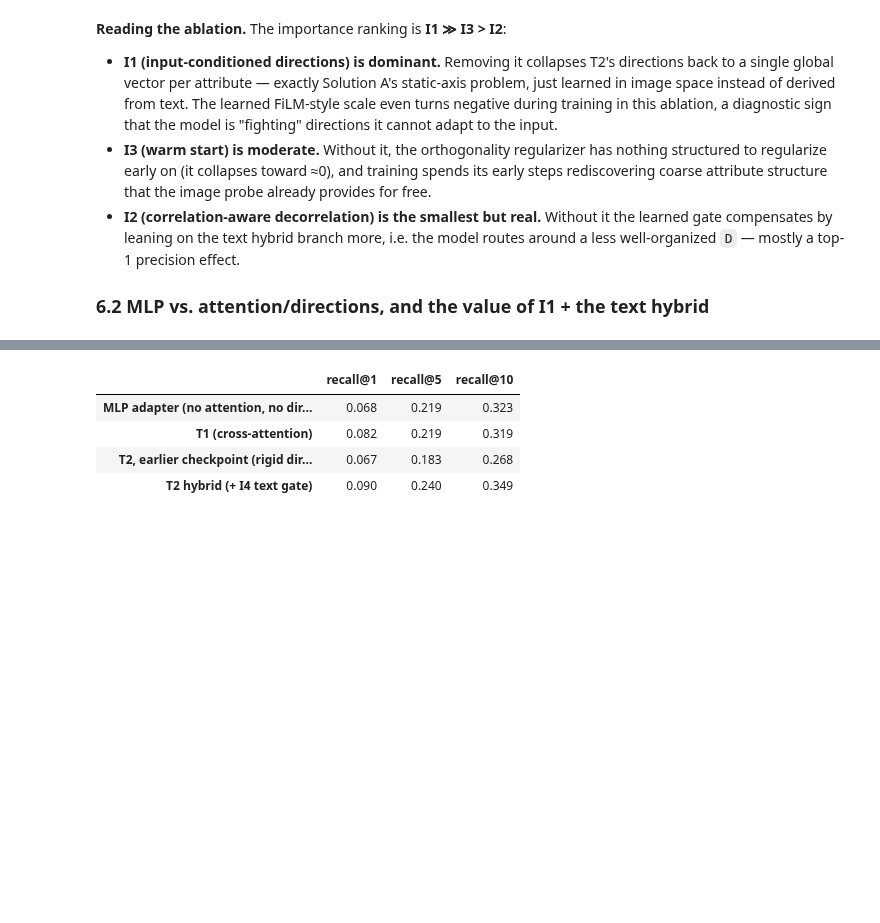
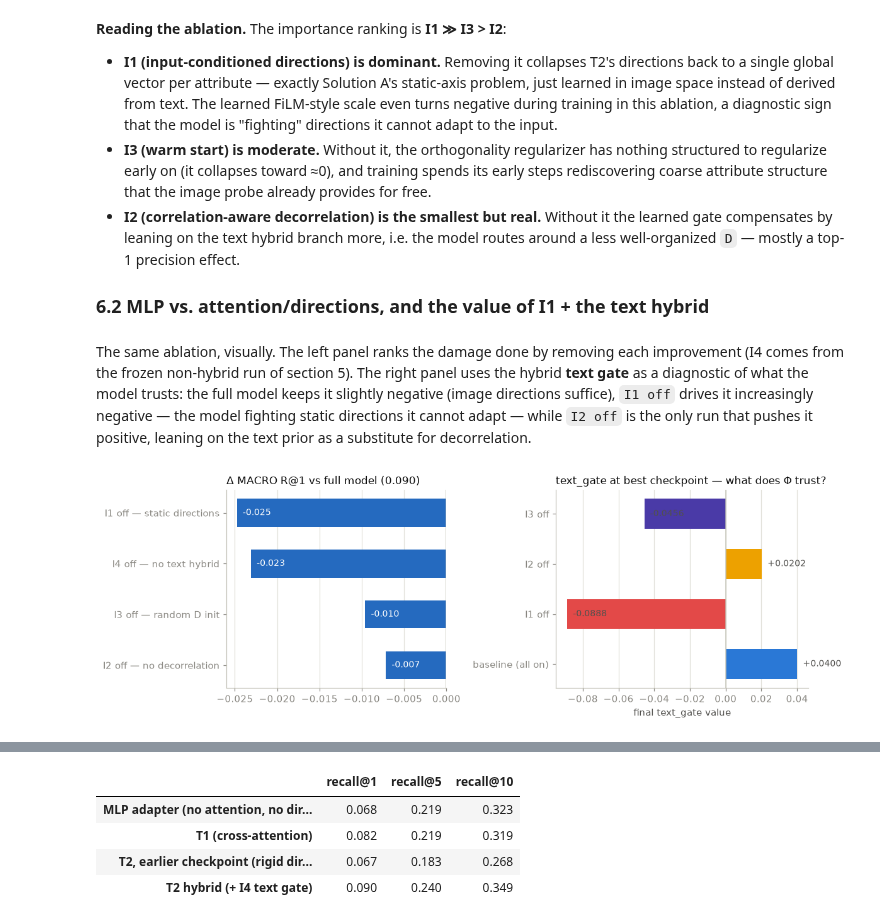
Before and after one commit to fronzofronzo/dl-project, a Jupyter notebook: notebook/main.ipynb, the cells around one changed output, grey strips where cells are left out. Drawn from its saved outputs; the diff is of its cells as text; code cells hidden in the pictures; blank space fills up the shorter version.

```diff
--- a/notebook/main.ipynb
+++ b/notebook/main.ipynb
@@ -1321,3 +1419,77 @@ abl_df
   effect.
 
 ### 6.2 MLP vs. attention/directions, and the value of I1 + the text hybrid
+# %% [markdown]
+The same ablation, visually. The left panel ranks the damage done by removing
+each improvement (I4 comes from the frozen non-hybrid run of section 5). The
+right panel uses the hybrid **text gate** as a diagnostic of what the model
+trusts: the full model keeps it slightly negative (image directions suffice),
+`I1 off` drives it increasingly negative — the model fighting static
+directions it cannot adapt — while `I2 off` is the only run that pushes it
+positive, leaning on the text prior as a substitute for decorrelation.
+# %%
+# --- Ablation study, visually ---------------------------------------------------
+base_r1 = abl_rows["T2 hybrid (baseline, all on)"]["MACRO"]["recall@1"]
+
+bars = {
+    "I1 off — static directions":
+        abl_rows["I1 off — cond_dir=False (static directions)"]["MACRO"]["recall@1"] - base_r1,
+    "I3 off — random D init":
+        abl_rows["I3 off — warm_start=False (random D init)"]["MACRO"]["recall@1"] - base_r1,
+    "I2 off — no decorrelation":
+        abl_rows["I2 off — ortho_mode=off (no decorrelation)"]["MACRO"]["recall@1"] - base_r1,
+}
+t2_plain = RESULTS / "solution_a_t2.json"
+if t2_plain.exists():
+    bars["I4 off — no text hybrid"] = \
+        json.loads(t2_plain.read_text())["MACRO"]["recall@1"] - base_r1
+
+expected = {"I1 off", "I2 off", "I3 off", "I4 off"}
+bars = {k: v for k, v in bars.items() if any(e in k for e in expected) or "off" in k}
+order = sorted(bars, key=bars.get)
+
+fig, (axL, axR) = plt.subplots(1, 2, figsize=(11, 3.8), width_ratios=[1, 1.15])
+
+# Left: magnitude of damage
+axL.barh(range(len(order)), [bars[k] for k in order], height=0.55, color="#256abf")
+axL.axvline(0, color=AXIS, lw=1)
+for yi, k in enumerate(order):
+    axL.annotate(f"{bars[k]:+.3f}", (bars[k], yi), textcoords="offset points",
+                 xytext=(6, 0), ha="left", va="center", fontsize=9, color="white")
+axL.set_yticks(range(len(order)), order)
+axL.invert_yaxis()
+axL.set_title(f"Δ MACRO R@1 vs full model ({base_r1:.3f})", loc="left", color=INK)
+axL.set_axisbelow(True); axL.grid(axis="x")
+
+# Right: final text_gate values from checkpoints
+GATE_C = {"baseline (all on)": C["T2-hybrid"], "I1 off": "#e34948",
+          "I2 off": "#eda100", "I3 off": "#4a3aa7"}
+gate_vals = {}
+checkpoint_map = {
+    "baseline (all on)": RESULTS / "phi_t2_hybrid.pt",
+    "I1 off": RESULTS / "phi_t2_hybrid_abl_i1.pt",
+    "I2 off": RESULTS / "phi_t2_hybrid_abl_i2.pt",
+    "I3 off": RESULTS / "phi_t2_hybrid_abl_i3.pt",
+}
+for name, ckpt_path in checkpoint_map.items():
+    if ckpt_path.exists():
+        state = torch.load(ckpt_path, map_location="cpu")
+        if "text_gate" in state:
+            gate_vals[name] = float(state["text_gate"])
+
+gate_names = list(gate_vals.keys())
+gate_values = list(gate_vals.values())
+axR.barh(range(len(gate_names)), gate_values, height=0.6, color=[GATE_C.get(n, "#ccc") for n in gate_names])
+axR.axvline(0, color=AXIS, lw=1)
+axR.set_yticks(range(len(gate_names)), gate_names)
+axR.set_xlabel("final text_gate value")
+axR.set_title("text_gate at best checkpoint — what does Φ trust?",
+              loc="left", color=INK)
+for i, (name, val) in enumerate(gate_vals.items()):
+    axR.annotate(f"{val:+.4f}", (val, i), textcoords="offset points",
+                 xytext=(6, 0), ha="left", va="center", fontsize=9, color=INK2)
+axR.set_axisbelow(True); axR.grid(axis="x")
+
+plt.tight_layout(); plt.show()
+# %% [output]
+[figure, added]
```
Also changed, not shown: parts of 35 cells of this notebook.
